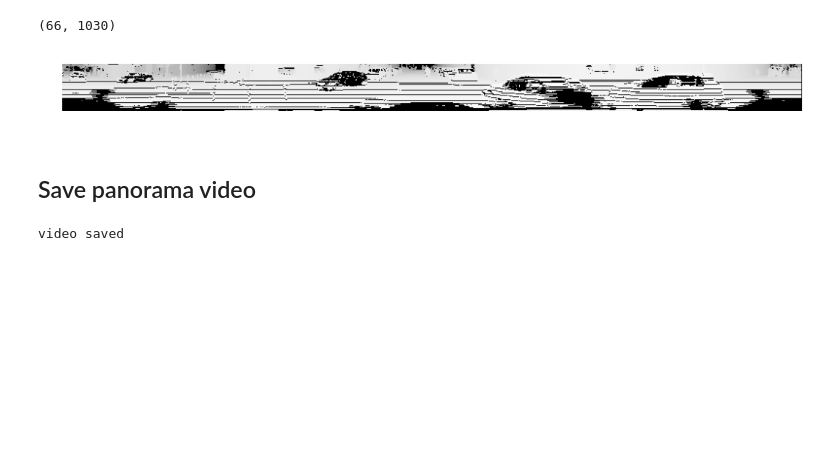
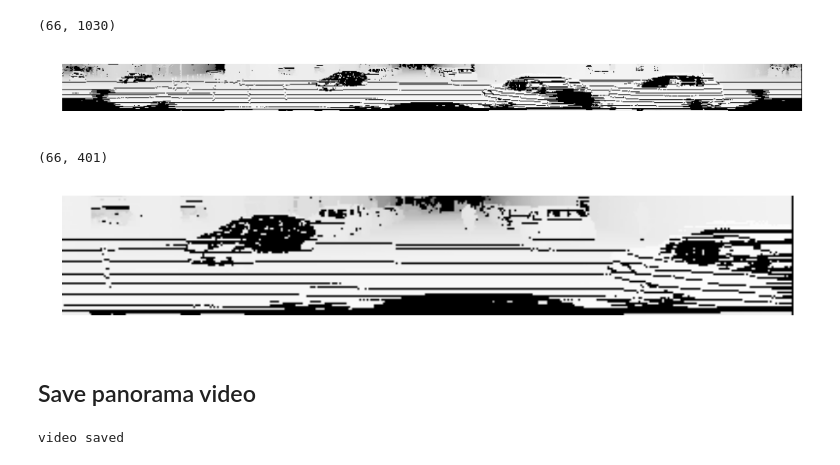
Before and after one commit to windowsub0406/KITTI_Tutorial, a Jupyter notebook: Convert_Velo_2_Pano.ipynb, the cells around one changed output. Saved outputs shown, nothing was run; the diff lists cells and outputs as text; code cells hidden in the pictures; blank space fills up the shorter version.

```diff
--- a/Convert_Velo_2_Pano.ipynb
+++ b/Convert_Velo_2_Pano.ipynb
@@ -46,7 +46,12 @@ def normalize_depth(val, min_v, max_v):
     """
     return (((max_v - val) / (max_v - min_v)) * 255).astype(np.uint8)
 
-def velo_points_2_pano(points, v_res, h_res, v_fov):
+def in_range_points(points, x, y, h_fov):
+    """ extract in-range points """
+    return points[np.logical_and(np.arctan2(y,x) < (h_fov[1]*np.pi/180),
+                                 np.arctan2(y,x) > (h_fov[0]*np.pi/180))]
+
+def velo_points_2_pano(points, v_res, h_res, v_fov, h_fov):
 
     # Projecting to 2D
     x = points[:, 0]
@@ -58,11 +63,17 @@ def velo_points_2_pano(points, v_res, h_res, v_fov):
     x_img = np.arctan2(-y, x) / (h_res * (np.pi / 180))
     y_img = -(np.arctan2(z, dist) / (v_res * (np.pi / 180)))
 
-    x_size = int(np.ceil(360/h_res))
+    if h_fov[1] != 180 or h_fov[0] != -180:
+        x_img = in_range_points(x_img, x, y, h_fov)
+        y_img = in_range_points(y_img, x, y, h_fov)
+        dist = in_range_points(dist, x, y, h_fov)
+
+    x_size = int(np.ceil((h_fov[1] - h_fov[0])/h_res))
     y_size = int(np.ceil((v_fov[1] - v_fov[0])/v_res))
 
     # shift negative points to positive points (shift minimum value to 0)
-    x_offset = (360 / 2) / h_res
+    x_offset = h_fov[1] / h_res
+
     x_img = np.trunc(x_img + x_offset).astype(np.int32)
     y_offset = ((v_fov[1] / v_res))
     y_fine_tune = 1
@@ -77,7 +88,7 @@ def velo_points_2_pano(points, v_res, h_res, v_fov):
 
     return img
 
-pano_img = velo_points_2_pano(velo_points, v_res=0.42, h_res=0.35, v_fov=(-24.9, 2.0))
+pano_img = velo_points_2_pano(velo_points, v_res=0.42, h_res=0.35, v_fov=(-24.9, 2.0), h_fov=(-180,180))
 
 # display result image
 plt.subplots(1,1, figsize = (13,3) )
@@ -88,6 +99,19 @@ print(pano_img.shape)
 # %% [output]
 (66, 1030)
 [figure]
+# %%
+""" different horizontal FOV's result """
+pano_img = velo_points_2_pano(velo_points, v_res=0.42, h_res=0.35, v_fov=(-24.9, 2.0), h_fov=(-60,80))
+
+# display result image
+plt.subplots(1,1, figsize = (13,3) )
+plt.imshow(pano_img, cmap='gray')
+plt.axis('off')
+
+print(pano_img.shape)
+# %% [output]
+(66, 401)
+[figure, added]
 # %% [markdown]
 ## Save panorama video
 # %%
```
Also changed, not shown: parts of 1 cell of this notebook.
